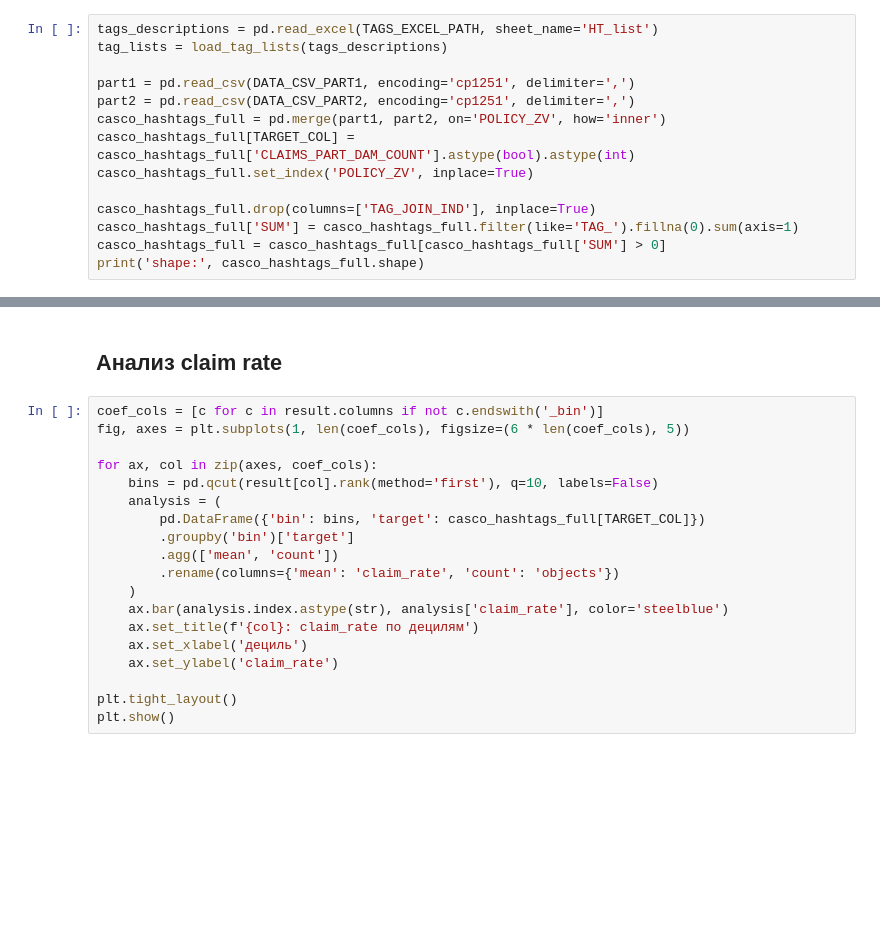
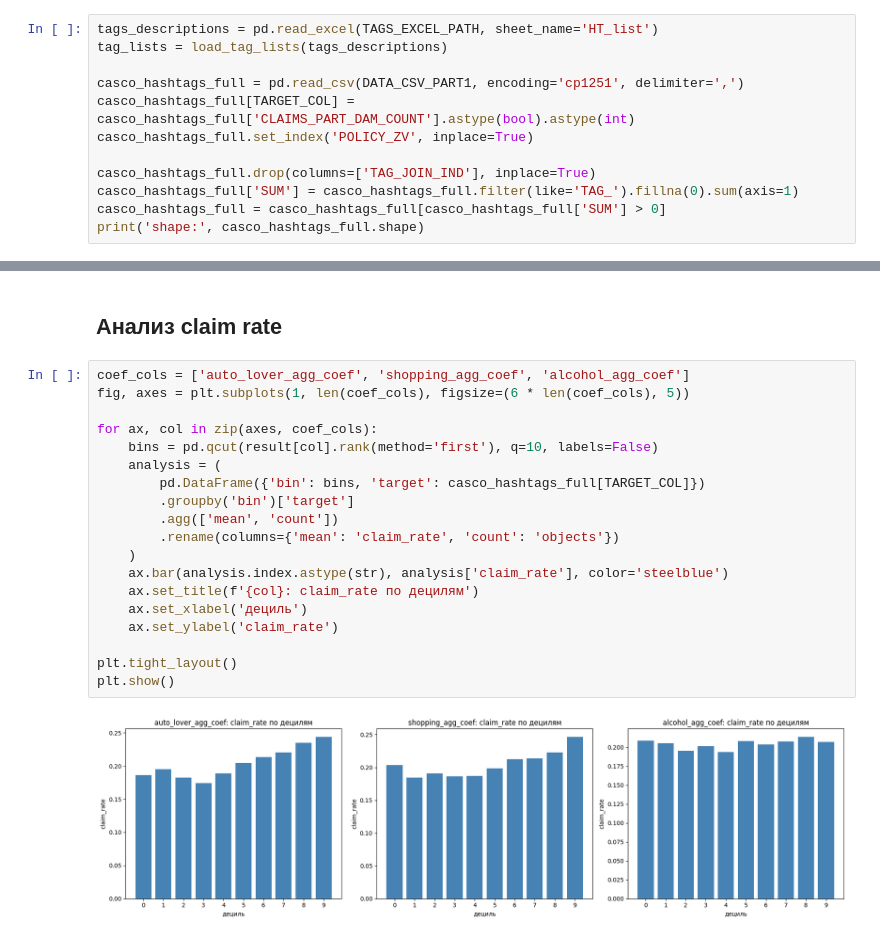
Before and after one commit to limmtt1212t-eng/test, a Jupyter notebook: clustering_agg_v4.ipynb, the cells around one changed output, grey strips where cells are left out. Saved outputs shown, nothing was run; the diff lists cells and outputs as text; blank space fills up the shorter version.

```diff
--- a/clustering_agg_v4.ipynb
+++ b/clustering_agg_v4.ipynb
@@ -23,9 +23,7 @@ from config import (
 tags_descriptions = pd.read_excel(TAGS_EXCEL_PATH, sheet_name='HT_list')
 tag_lists = load_tag_lists(tags_descriptions)
 
-part1 = pd.read_csv(DATA_CSV_PART1, encoding='cp1251', delimiter=',')
-part2 = pd.read_csv(DATA_CSV_PART2, encoding='cp1251', delimiter=',')
-casco_hashtags_full = pd.merge(part1, part2, on='POLICY_ZV', how='inner')
+casco_hashtags_full = pd.read_csv(DATA_CSV_PART1, encoding='cp1251', delimiter=',')
 casco_hashtags_full[TARGET_COL] = casco_hashtags_full['CLAIMS_PART_DAM_COUNT'].astype(bool).astype(int)
 casco_hashtags_full.set_index('POLICY_ZV', inplace=True)
 
@@ -85,21 +103,23 @@ print(result.describe())
 # %% [markdown]
 ## Анализ claim rate
 # %%
-coef_cols = [c for c in result.columns if not c.endswith('_bin')]
+coef_cols = ['auto_lover_agg_coef', 'shopping_agg_coef', 'alcohol_agg_coef']
 fig, axes = plt.subplots(1, len(coef_cols), figsize=(6 * len(coef_cols), 5))
 
 for ax, col in zip(axes, coef_cols):
     bins = pd.qcut(result[col].rank(method='first'), q=10, labels=False)
     analysis = (
         pd.DataFrame({'bin': bins, 'target': casco_hashtags_full[TARGET_COL]})
         .groupby('bin')['target']
         .agg(['mean', 'count'])
         .rename(columns={'mean': 'claim_rate', 'count': 'objects'})
     )
     ax.bar(analysis.index.astype(str), analysis['claim_rate'], color='steelblue')
     ax.set_title(f'{col}: claim_rate по децилям')
     ax.set_xlabel('дециль')
     ax.set_ylabel('claim_rate')
 
 plt.tight_layout()
 plt.show()
+# %% [output]
+[figure, added]
```
Also changed, not shown: parts of 3 cells of this notebook.
